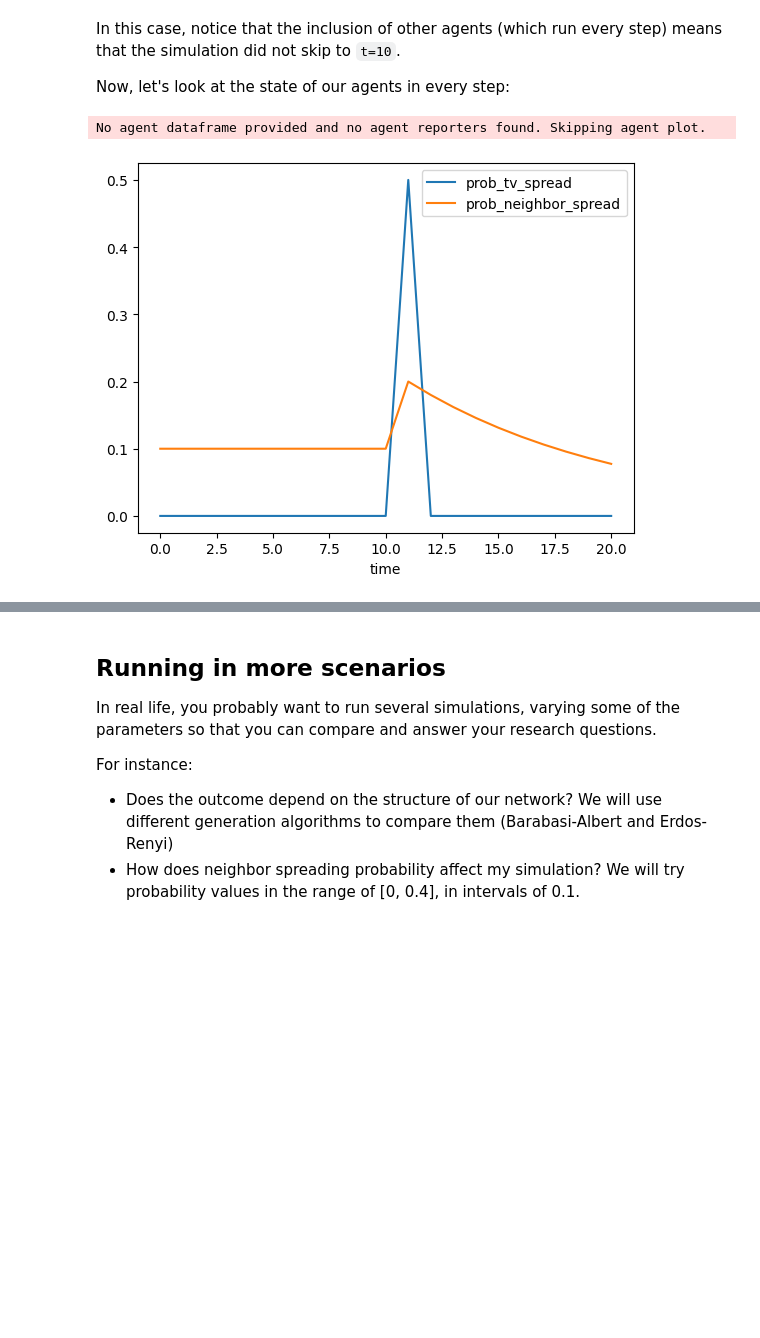
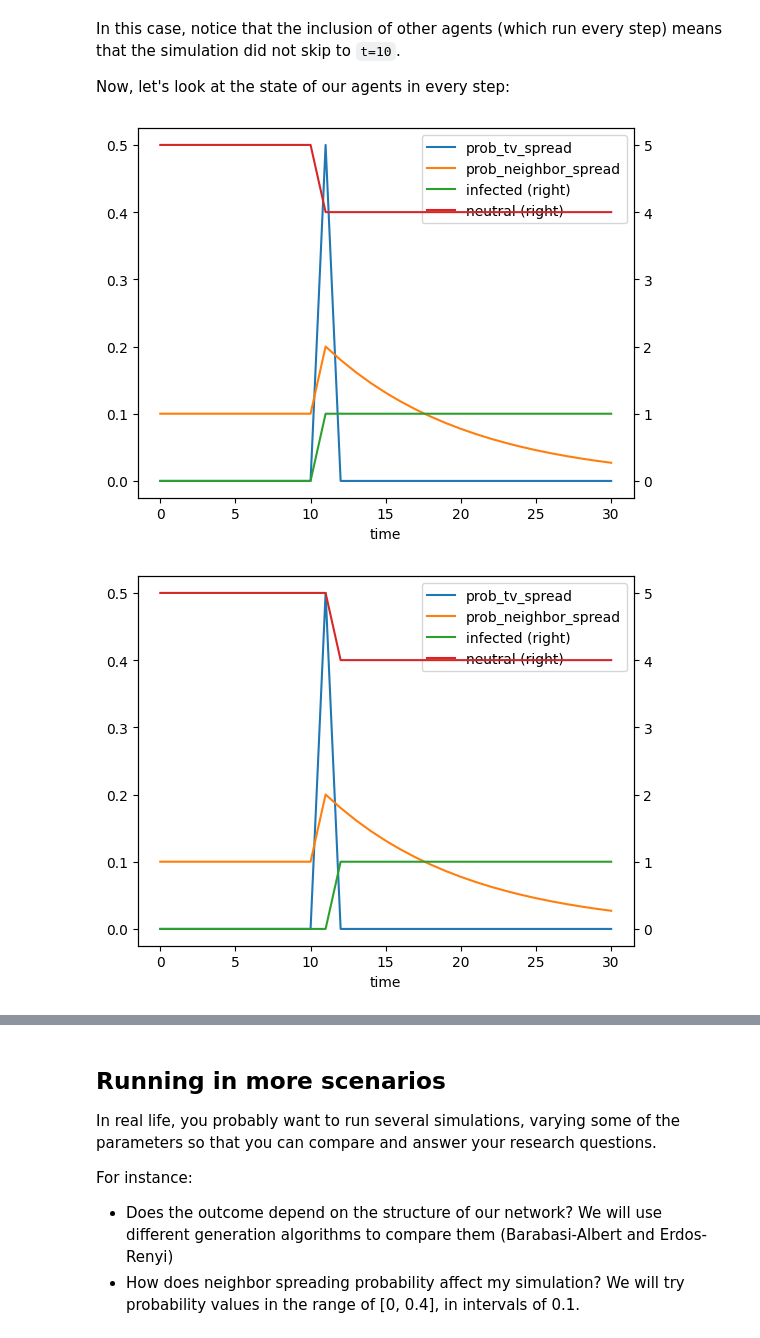
Before and after one commit to gsi-upm/soil, a Jupyter notebook: docs/tutorial/soil_tutorial.ipynb, the cells around one changed output, grey strips where cells are left out. Cells and saved outputs as stored; diff of their text form; code cells hidden in the pictures; blank space fills up the shorter version.

```diff
--- a/docs/tutorial/soil_tutorial.ipynb
+++ b/docs/tutorial/soil_tutorial.ipynb
@@ -294,11 +346,9 @@ nx.draw_networkx(G, pos, nodelist=[0], node_color='blue')
 # %%
 class NewsEnvNetwork(Environment):
-
     prob_tv_spread = 0
     prob_neighbor_spread = 0.1
     event_time = 10
     neighbor_factor = 0.9
-
 
     def init(self):
         self.add_agent(EventGenerator)
@@ -307,3 +357,4 @@ class NewsEnvNetwork(Environment):
         self.agent(node_id=0).has_tv = True
         self.add_model_reporter('prob_tv_spread')
         self.add_model_reporter('prob_neighbor_spread')
+        self.add_agent_reporter('state_id', lambda a: getattr(a, "state_id", None))
@@ -331,0 +381,3 @@ it[0].model_df()
+# %%
+import logging
+it = NewsEnvNetwork.run(iterations=3, seed=4, max_time=30, level=logging.INFO)
@@ -333,8 +389,10 @@ it[0].model_df()
 In this case, notice that the inclusion of other agents (which run every step) means that the simulation did not skip to `t=10`.
 
 Now, let's look at the state of our agents in every step:
-# %%
-analysis.plot(it[0])
-# %% [output]
-No agent dataframe provided and no agent reporters found. Skipping agent plot.
-[figure, removed]
+# %%
+from soil import analysis
+for res in it:
+    analysis.plot(res)
+# %% [output]
+[figure, added]
+[figure, added]
```
Also changed, not shown: parts of 42 cells of this notebook, 29 other files.
